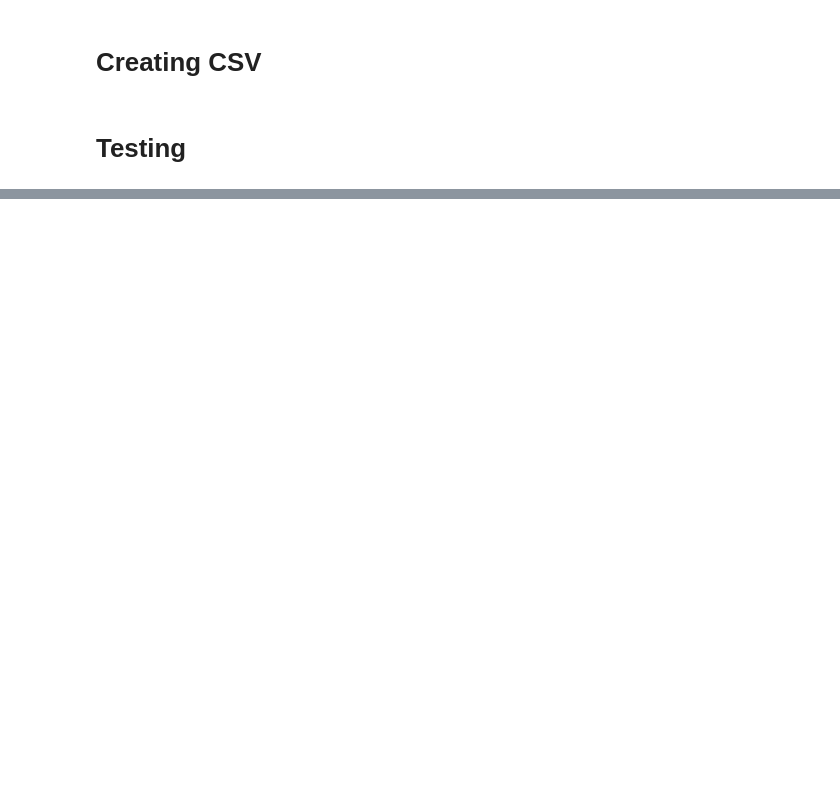
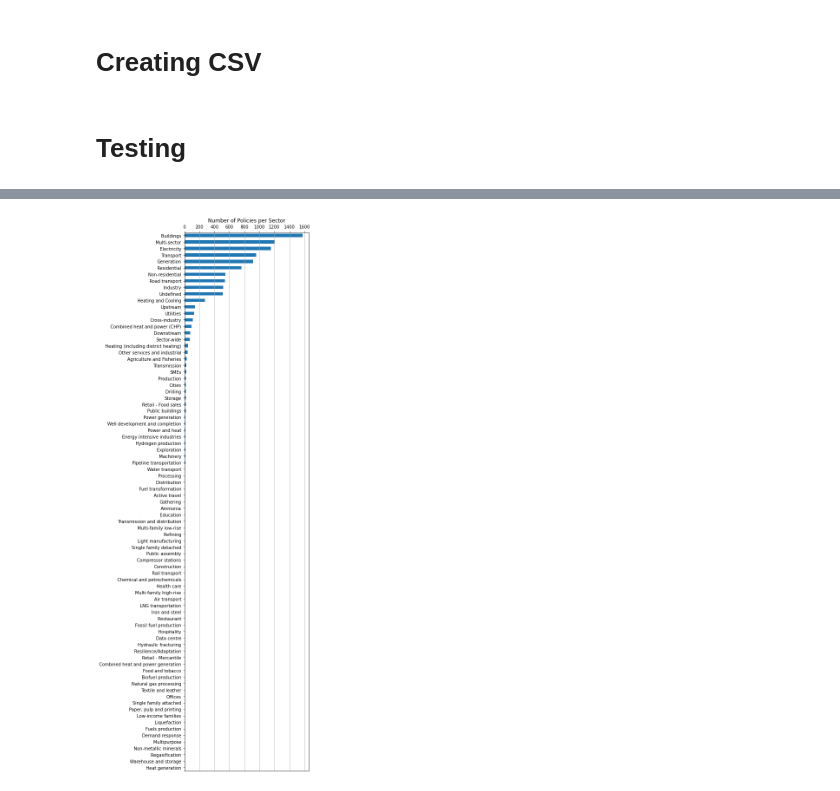
Before and after one commit to ceposadap/web-scraping, a Jupyter notebook: web_scraping_climate_policies.ipynb, the cells around one changed output, grey strips where cells are left out. Cells and saved outputs as stored; diff of their text form; code cells hidden in the pictures; blank space fills up the shorter version.

```diff
--- a/web_scraping_climate_policies.ipynb
+++ b/web_scraping_climate_policies.ipynb
@@ -222,0 +301,12 @@ final_df.to_csv('./policies_database_IEA.csv', index=False)#, sep='\t')
+# %%
+# Number of policies per sector
+
+fig, ax = plt.subplots(figsize=(7,18))
+create_value_counts(final_df, 'Sectors').sort_values().plot(kind='barh', ax=ax)
+ax.set_title('Number of Policies per Sector')
+ax.xaxis.tick_top()
+plt.tight_layout()
+plt.grid(axis='x')
+plt.savefig('./policies_per_sector.pdf')
+# %% [output]
+[figure, added]
```
Also changed, not shown: parts of 22 cells of this notebook, 10 other files.
